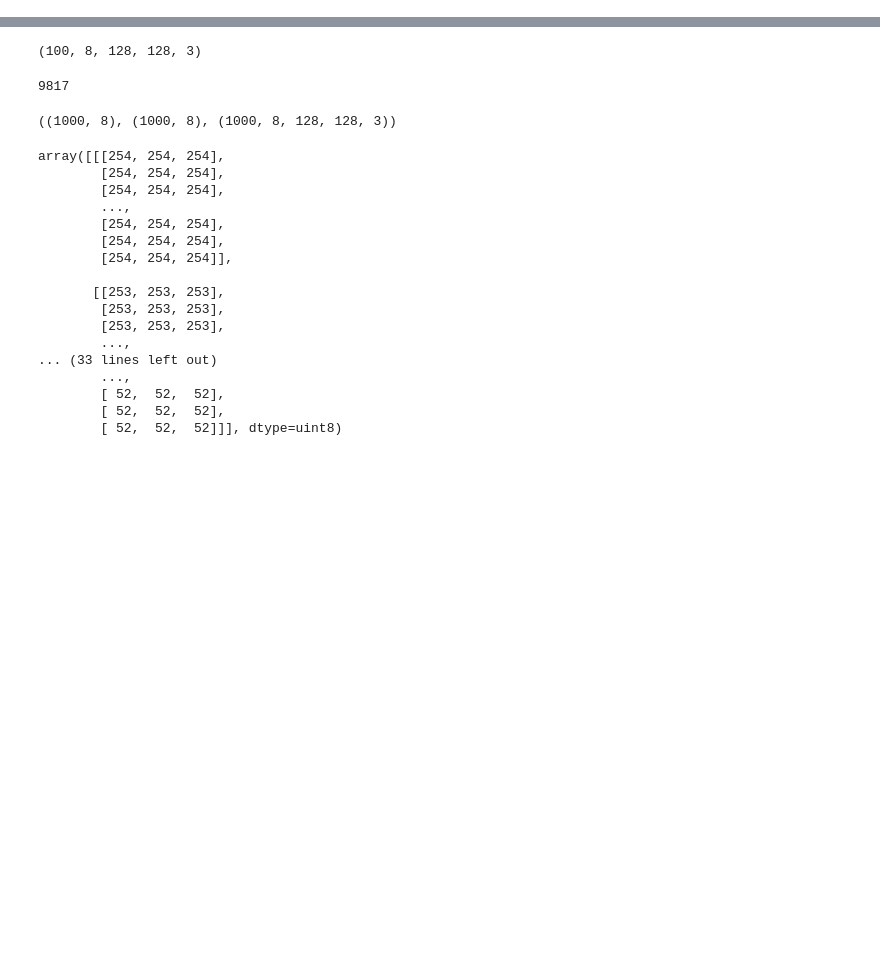
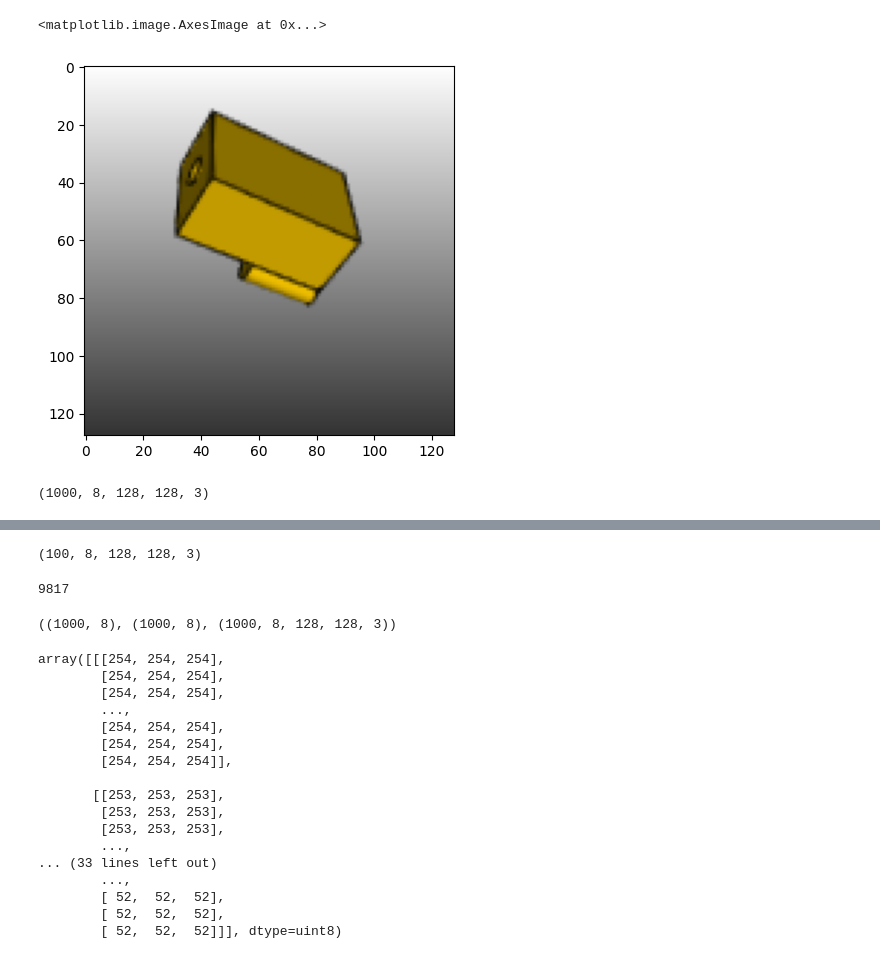
Before and after one commit to Bransthre/treecad-280, a Jupyter notebook: src/decide_angles.ipynb, the cells around one changed output, grey strips where cells are left out. Saved outputs shown, nothing was run; the diff lists cells and outputs as text; code cells hidden in the pictures; blank space fills up the shorter version.

Commit message:
dataset works correctly
Co-authored-by: Bill Zheng <WJ2003B@users.noreply.github.com>
Co-authored-by: Xavier Yin <nzxyin@users.noreply.github.com>

```diff
--- a/src/decide_angles.ipynb
+++ b/src/decide_angles.ipynb
@@ -3,3 +3,9 @@ import matplotlib.pyplot as plt
 import numpy as np
 import os
 import re
+# %%
+img = plt.imread("/home/brandonh/test_ar_dataset_7.png")
+plt.imshow(img)
+# %% [output]
+<matplotlib.image.AxesImage at 0x...>
+[figure, added]
@@ -5,0 +18,4 @@ import re
+# %%
+images.shape
+# %% [output]
+(1000, 8, 128, 128, 3)
```
Also changed, not shown: parts of 6 cells of this notebook, 6 other files.
